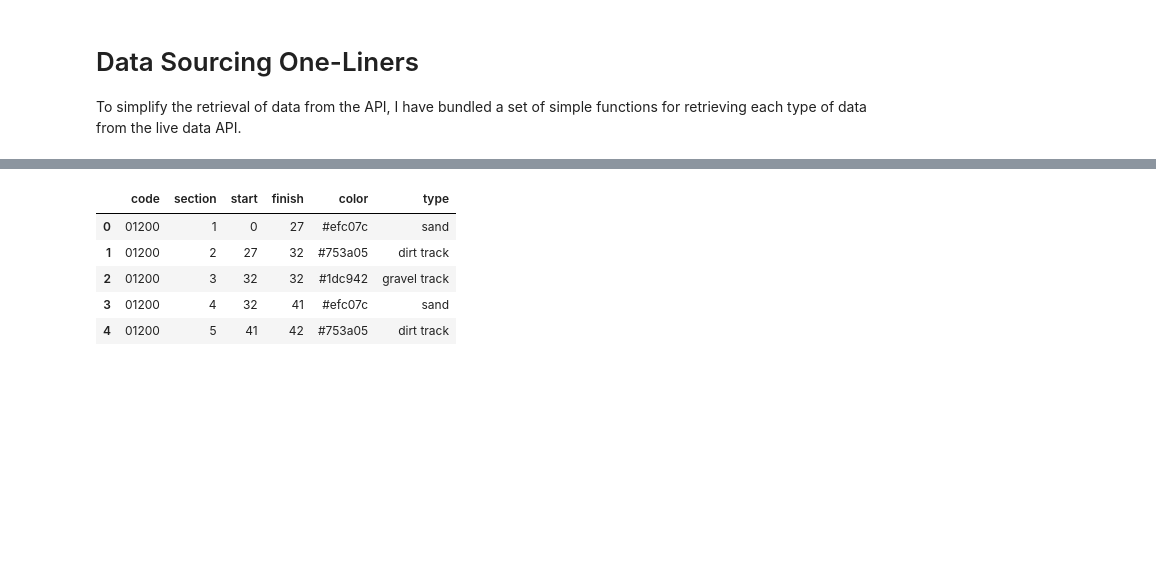
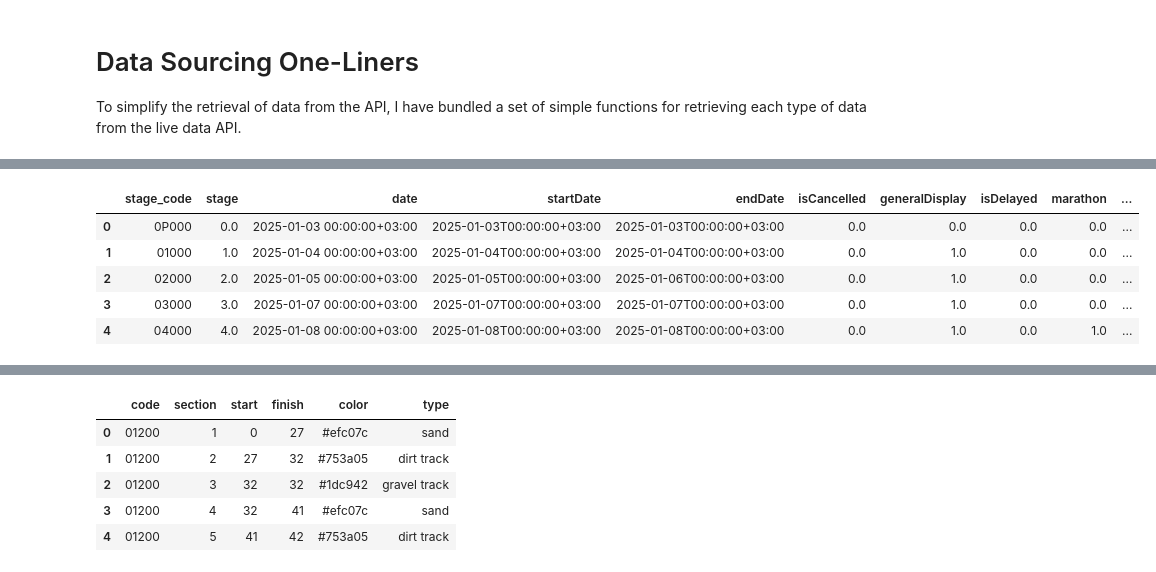
Before and after one commit to RallyDataJunkie/wrangling_dakar_2025, a Jupyter notebook: src/18_datagrabbers.ipynb, the cells around one changed output, grey strips where cells are left out. Cells and saved outputs as stored; diff of their text form; code cells hidden in the pictures; blank space fills up the shorter version.

```diff
--- a/src/18_datagrabbers.ipynb
+++ b/src/18_datagrabbers.ipynb
@@ -81,4 +89,13 @@ from dakar_rallydj.getter import get_stages
 stages_df, sectors_df, stage_surfaces_df, section_surfaces_df, surfaces_df = get_stages()
+# %%
+stages_df.head()
+# %% [output]
+|  | stage_code | stage | date | startDate | endDate | isCancelled | generalDisplay | isDelayed | marathon | ... |
+| 0 | 0P000 | 0.0 | 2025-01-03 00:00:00+03:00 | 2025-01-03T00:00:00+03:00 | 2025-01-03T00:00:00+03:00 | 0.0 | 0.0 | 0.0 | 0.0 | ... |
+| 1 | 01000 | 1.0 | 2025-01-04 00:00:00+03:00 | 2025-01-04T00:00:00+03:00 | 2025-01-04T00:00:00+03:00 | 0.0 | 1.0 | 0.0 | 0.0 | ... |
+| 2 | 02000 | 2.0 | 2025-01-05 00:00:00+03:00 | 2025-01-05T00:00:00+03:00 | 2025-01-06T00:00:00+03:00 | 0.0 | 1.0 | 0.0 | 0.0 | ... |
+| 3 | 03000 | 3.0 | 2025-01-07 00:00:00+03:00 | 2025-01-07T00:00:00+03:00 | 2025-01-07T00:00:00+03:00 | 0.0 | 1.0 | 0.0 | 0.0 | ... |
+| 4 | 04000 | 4.0 | 2025-01-08 00:00:00+03:00 | 2025-01-08T00:00:00+03:00 | 2025-01-08T00:00:00+03:00 | 0.0 | 1.0 | 0.0 | 1.0 | ... |
 # %%
 sectors_df.head()
 # %% [output]
```
Also changed, not shown: parts of 13 cells of this notebook.
